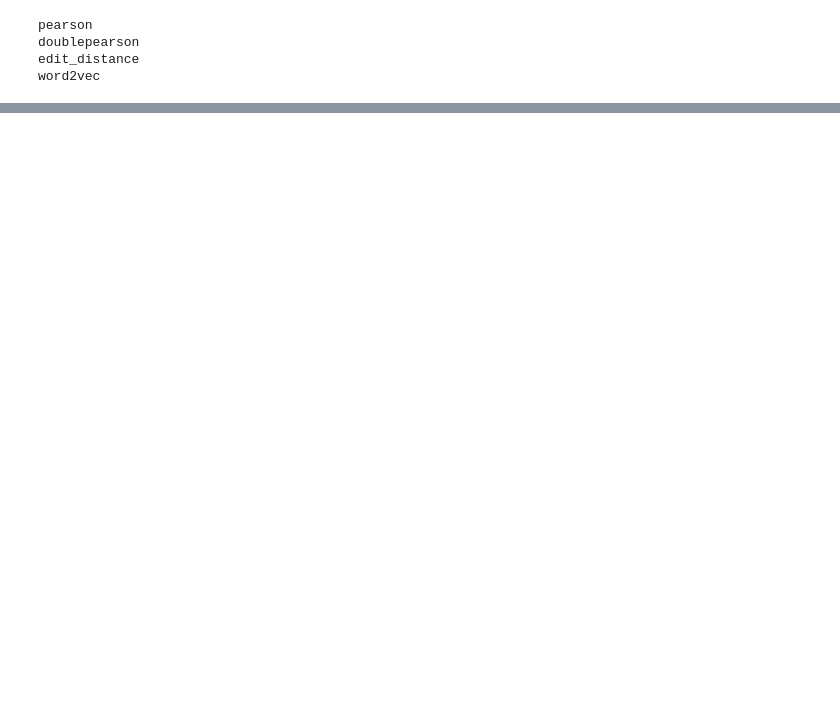
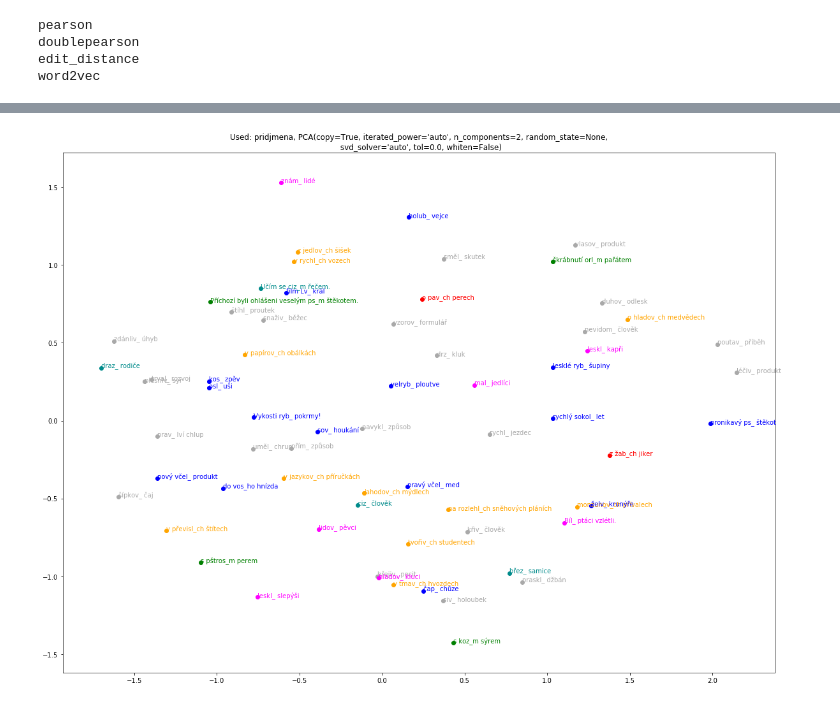
Before and after one commit to danci5/items-projection-thesis, a Jupyter notebook: clustering_rand_index.ipynb, the cells around one changed output, grey strips where cells are left out. Cells and saved outputs as stored; diff of their text form; code cells hidden in the pictures; blank space fills up the shorter version.

```diff
--- a/clustering_rand_index.ipynb
+++ b/clustering_rand_index.ipynb
@@ -51,3 +100,3 @@ array([4, 4, 3, 4, 4, 4, 7, 5, 7, 2, 0, 0, 3, 0, 6, 3, 6, 6, 3, 3, 7, 1,
 # %%
-kmeans.fit_predict(pearson2)
+clustering.fit_predict(pearson2)
 # %% [output]
@@ -202,0 +237,4 @@ is not stable.
+# %%
+dataset['data']['question_id'] = dataset['data'].index
+# %%
+data = dataset['data'][dataset['data']['question_id'].isin(pearson2.index)].drop_duplicates(['question_id'])
@@ -202,0 +245,13 @@ is not stable.
+# %%
+from sklearn.decomposition import PCA
+from projections.base_projection import *
+model = PCA(n_components=2)
+result = model.fit_transform(pearson1)
+# create a scatter plot of the projections
+x_positions = result[:, 0]
+y_positions = result[:, 1]
+
+projection = Projection(x_positions, y_positions, data.copy(), data_name='pridjmena', model=model)
+projection.matplotlib_plot_with_manual_labels(figsize=(20,15), save_path='visualizations/editdistance-withthreshold-vis-%s.png' % dataset['name'], annotate=True)
+# %% [output]
+[figure, added]
```
Also changed, not shown: parts of 50 cells of this notebook, 14 other files.
